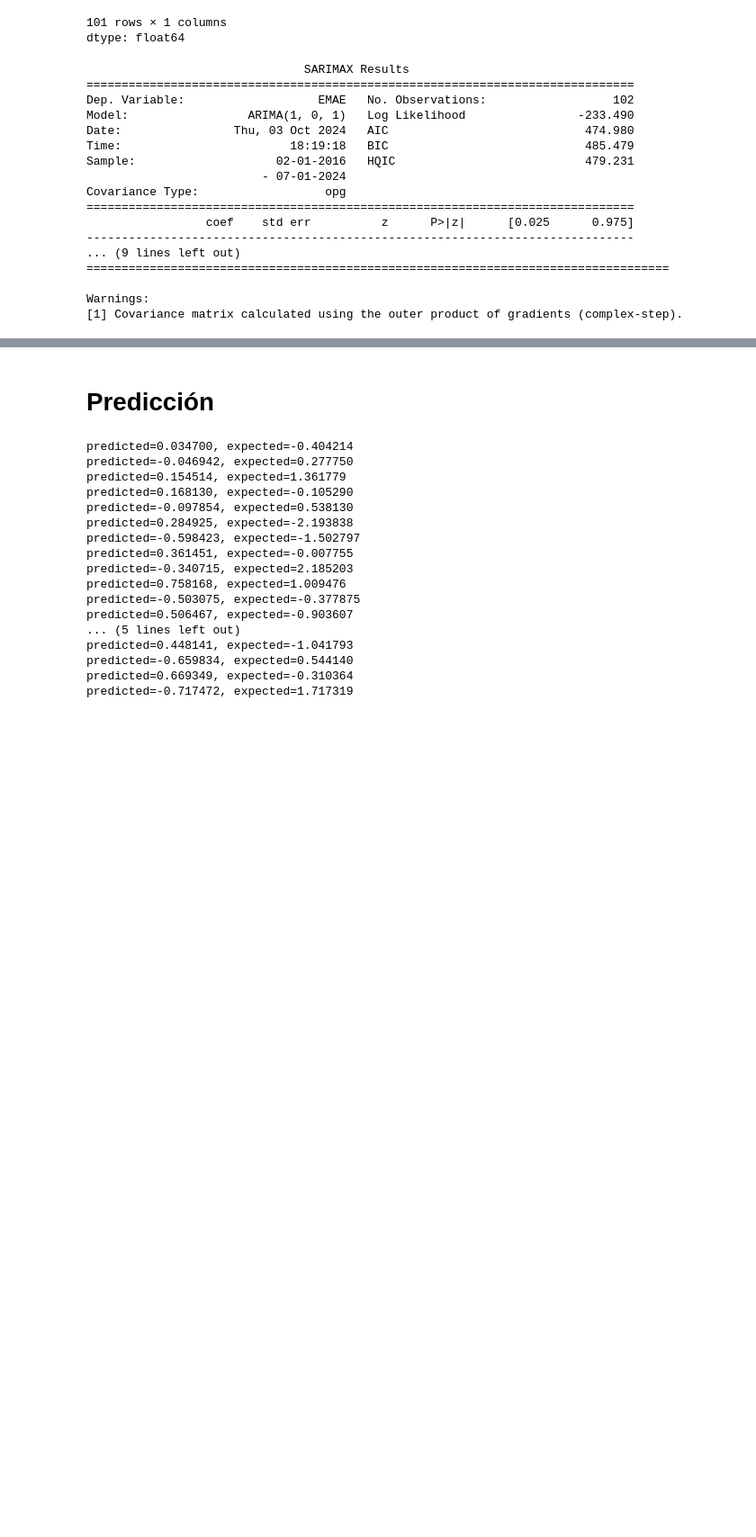
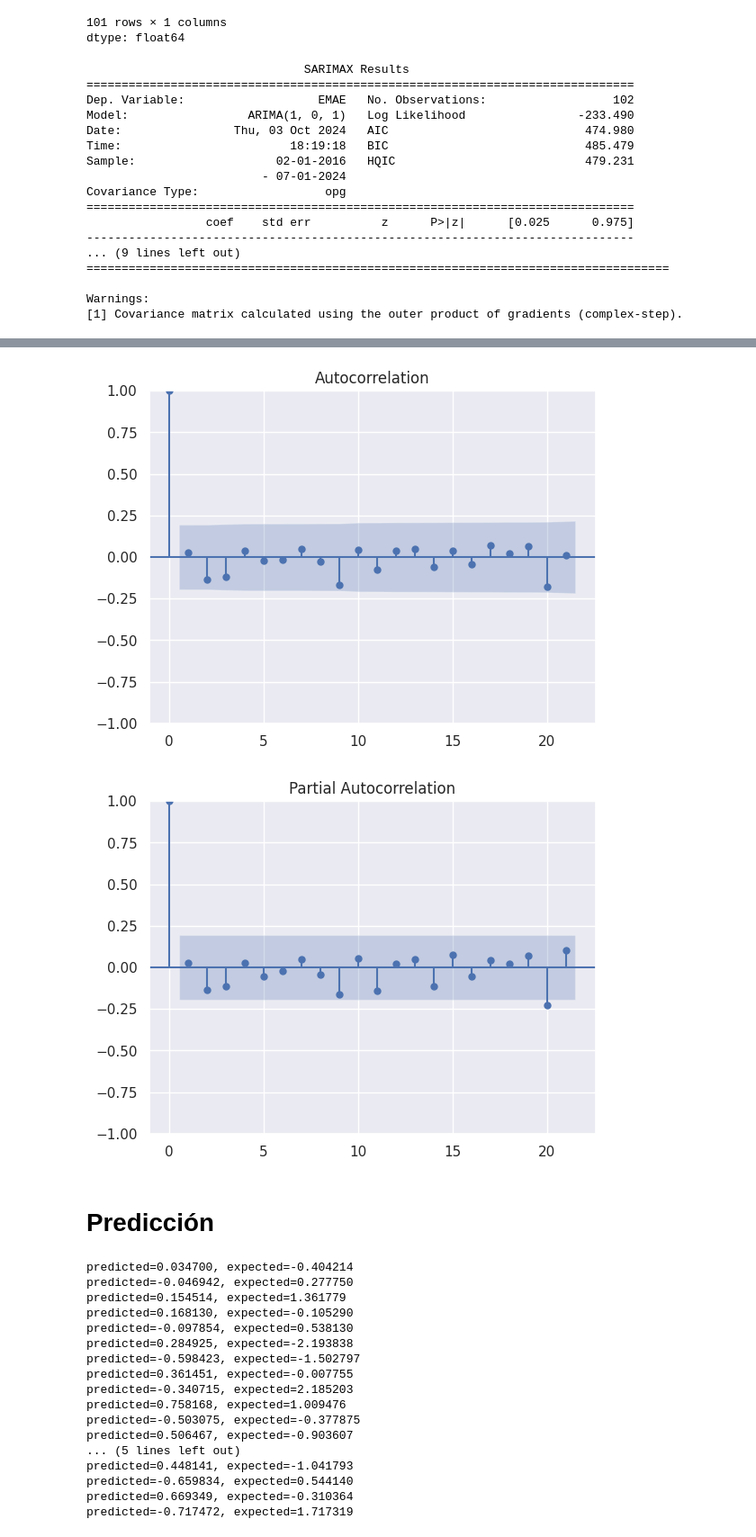
Before and after one commit to luciojosep/AnalisisCuantitativoAvanzado, a Jupyter notebook: SeriesdeTiempo/ARIMA.ipynb, the cells around one changed output, grey strips where cells are left out. Shown at 90% size. Saved outputs shown, nothing was run; the diff lists cells and outputs as text; code cells hidden in the pictures; blank space fills up the shorter version.

```diff
--- a/SeriesdeTiempo/ARIMA.ipynb
+++ b/SeriesdeTiempo/ARIMA.ipynb
@@ -208,3 +230,12 @@ Warnings:
+# %%
+plot_acf(residuals)
+plt.show()
+
+plot_pacf(residuals)
+plt.show()
+# %% [output]
+[figure, added]
+[figure, added]
 # %% [markdown]
 # Predicción
 # %%
```
Also changed, not shown: parts of 2 cells of this notebook.
